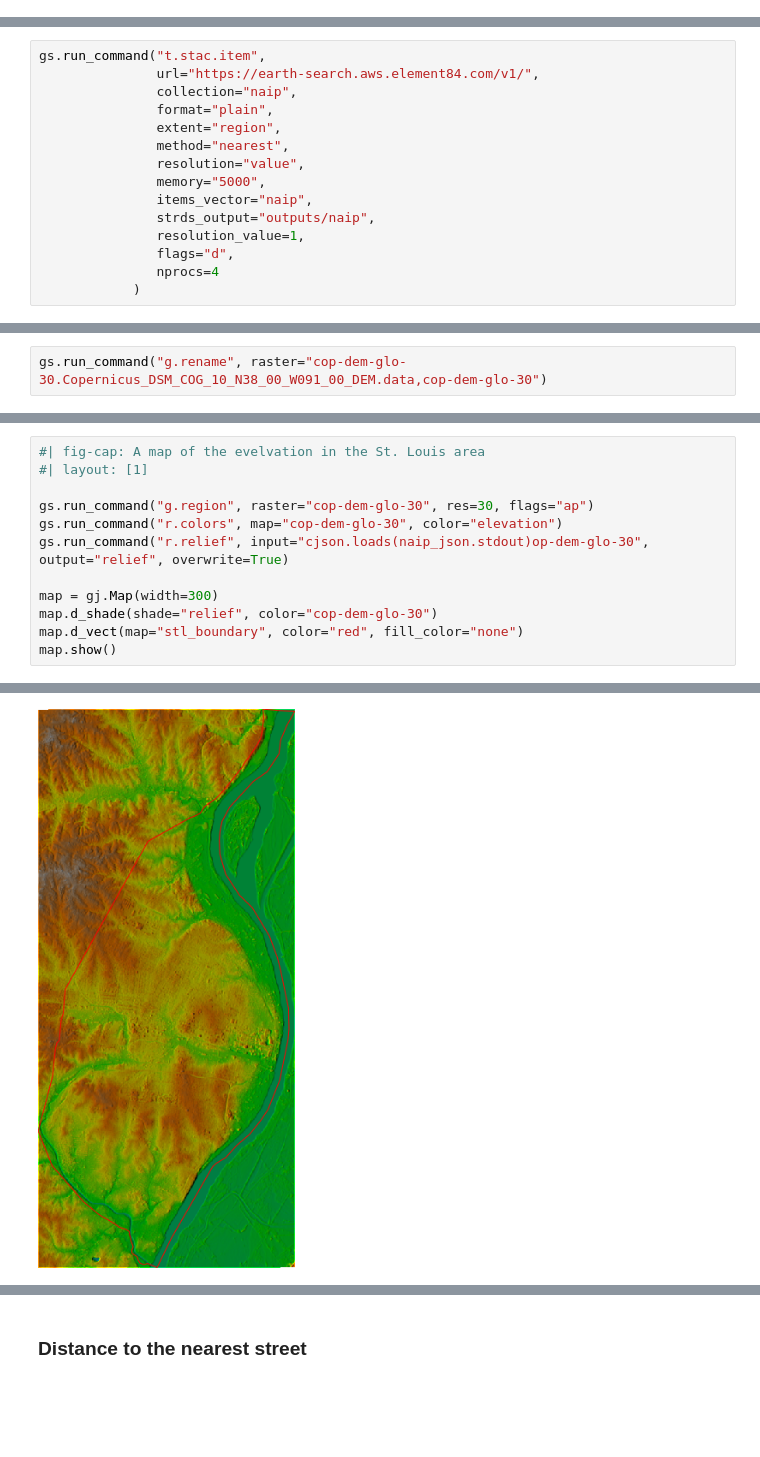
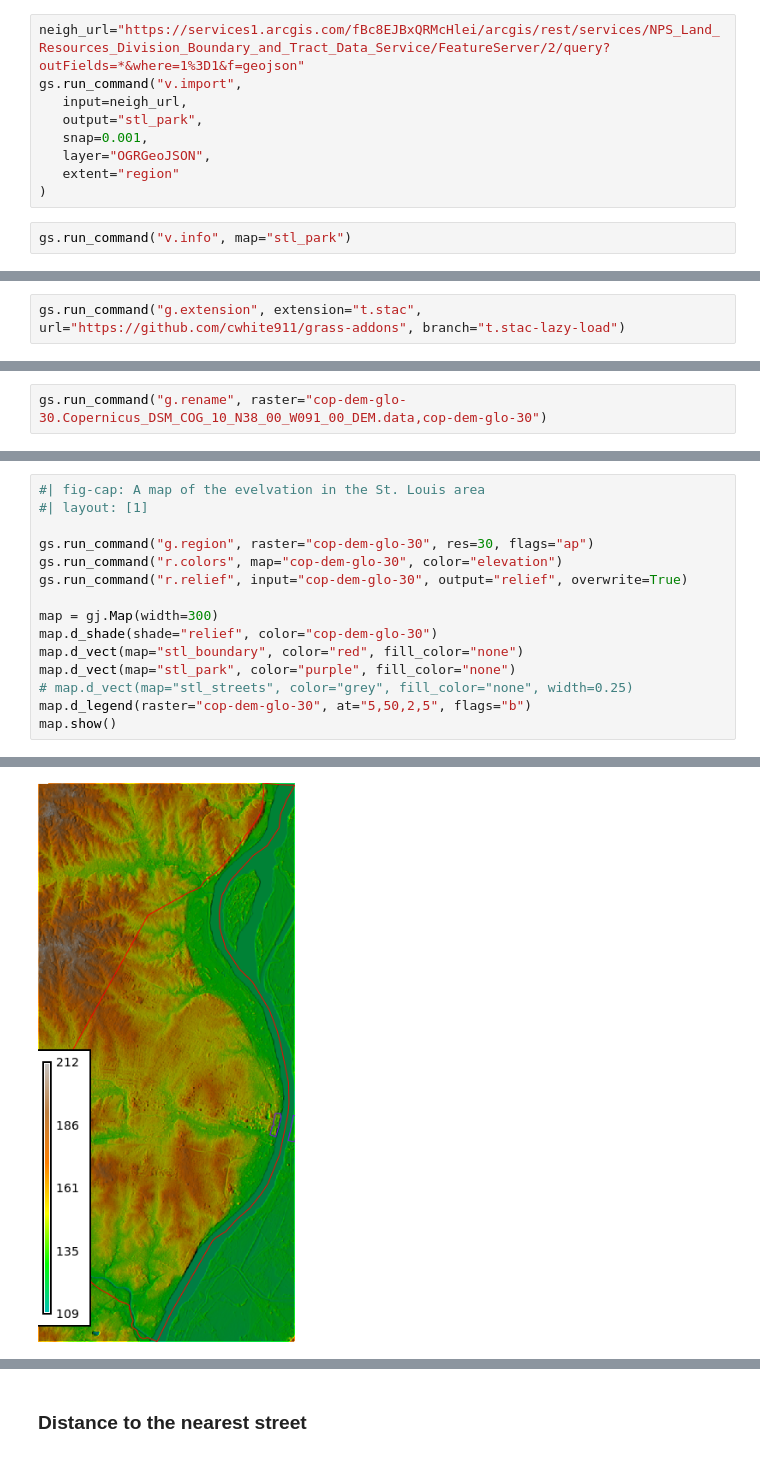
Before and after one commit to OpenPlainsInc/openplainsinc.github.io, a Jupyter notebook: content/workshops/foss4gna_2024/intro_grass.ipynb, the cells around one changed output, grey strips where cells are left out. Saved outputs shown, nothing was run; the diff lists cells and outputs as text; blank space fills up the shorter version.

```diff
--- a/content/workshops/foss4gna_2024/intro_grass.ipynb
+++ b/content/workshops/foss4gna_2024/intro_grass.ipynb
@@ -136,0 +150,11 @@ gs.run_command("v.import",
+# %%
+neigh_url="https://services1.arcgis.com/fBc8EJBxQRMcHlei/arcgis/rest/services/NPS_Land_Resources_Division_Boundary_and_Tract_Data_Service/FeatureServer/2/query?outFields=*&where=1%3D1&f=geojson"
+gs.run_command("v.import",
+   input=neigh_url,
+   output="stl_park",
+   snap=0.001,
+   layer="OGRGeoJSON",
+   extent="region"
+)
+# %%
+gs.run_command("v.info", map="stl_park")
@@ -176,6 +220,8 @@ cols:       417
 cells:      378636
 # %% [markdown]
 #### Export STAC Catalog
+# %%
+gs.run_command("g.extension", extension="t.stac", url="https://github.com/cwhite911/grass-addons", branch="t.stac-lazy-load")
 # %% [markdown]
 https://stacindex.org/catalogs
 # %%
@@ -246,18 +292,3 @@ gs.run_command("t.stac.item",
 Downloading Asset: {'href': 's3://copernicus-dem-30m/Copernicus_DSM_COG_10_N38_00_W091_00_DEM/Copernicus_DSM_COG_10_N38_00_W091_00_DEM.tif', 'type': 'image/tiff; application=geotiff; profile=cloud-opt ...
 Import Url: /vsis3/copernicus-dem-30m/Copernicus_DSM_COG_10_N38_00_W091_00_DEM/Copernicus_DSM_COG_10_N38_00_W091_00_DEM.tif
 Importing: cop-dem-glo-30.Copernicus_DSM_COG_10_N38_00_W091_00_DEM.data
-# %%
-gs.run_command("t.stac.item",
-               url="https://earth-search.aws.element84.com/v1/",
-               collection="naip",
-               format="plain",
-               extent="region",
-               method="nearest",
-               resolution="value",
-               memory="5000",
-               items_vector="naip",
-               strds_output="outputs/naip",
-               resolution_value=1,
-               flags="d",
-               nprocs=4
-            )
@@ -313,27 +308,30 @@ Map(center=[0.0, 0.0], controls=(ZoomControl(options=['position', 'zoom_in_text'
 # %%
 #| fig-cap: A map of the evelvation in the St. Louis area
 #| layout: [1]
 
 gs.run_command("g.region", raster="cop-dem-glo-30", res=30, flags="ap")
 gs.run_command("r.colors", map="cop-dem-glo-30", color="elevation")
-gs.run_command("r.relief", input="cjson.loads(naip_json.stdout)op-dem-glo-30", output="relief", overwrite=True)
+gs.run_command("r.relief", input="cop-dem-glo-30", output="relief", overwrite=True)
 
 map = gj.Map(width=300)
 map.d_shade(shade="relief", color="cop-dem-glo-30")
 map.d_vect(map="stl_boundary", color="red", fill_color="none")
+map.d_vect(map="stl_park", color="purple", fill_color="none")
+# map.d_vect(map="stl_streets", color="grey", fill_color="none", width=0.25)
+map.d_legend(raster="cop-dem-glo-30", at="5,50,2,5", flags="b")
 map.show()
 # %% [output]
 projection: 99 (NAD83(HARN) / Missouri West)
 zone:       0
 datum:      nad83harn
 ellipsoid:  grs80
 north:      298260
 south:      271020
 west:       1214160
 east:       1226670
 nsres:      30
 ewres:      30
 rows:       908
 cols:       417
 cells:      378636
-[figure, old version]
+[figure, new version]
```
Also changed, not shown: parts of 33 cells of this notebook, 39 other files.
